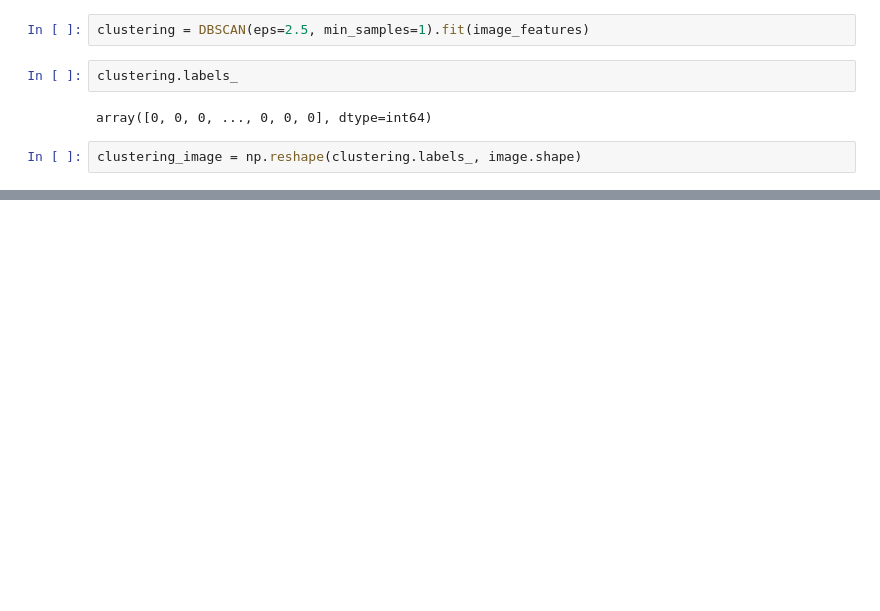
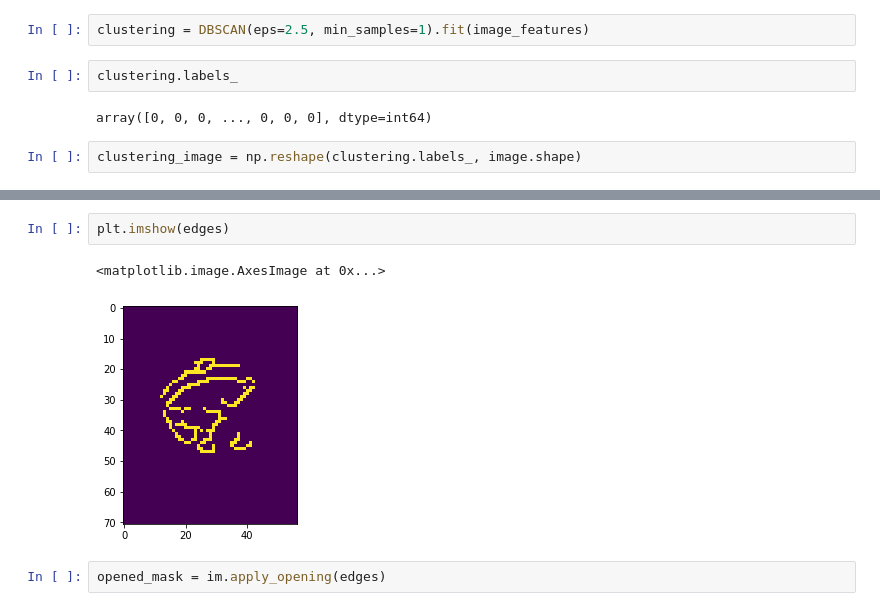
Before and after one commit to elpoelma/big-data-science-project, a Jupyter notebook: image_segmentation/image_masking.ipynb, the cells around one changed output, grey strips where cells are left out. Saved outputs shown, nothing was run; the diff lists cells and outputs as text; blank space fills up the shorter version.

```diff
--- a/image_segmentation/image_masking.ipynb
+++ b/image_segmentation/image_masking.ipynb
@@ -101,0 +123,7 @@ plt.imshow(clustering_image)
+# %%
+plt.imshow(edges)
+# %% [output]
+<matplotlib.image.AxesImage at 0x...>
+[figure, added]
+# %%
+opened_mask = im.apply_opening(edges)
```
Also changed, not shown: parts of 33 cells of this notebook, 3 other files.
